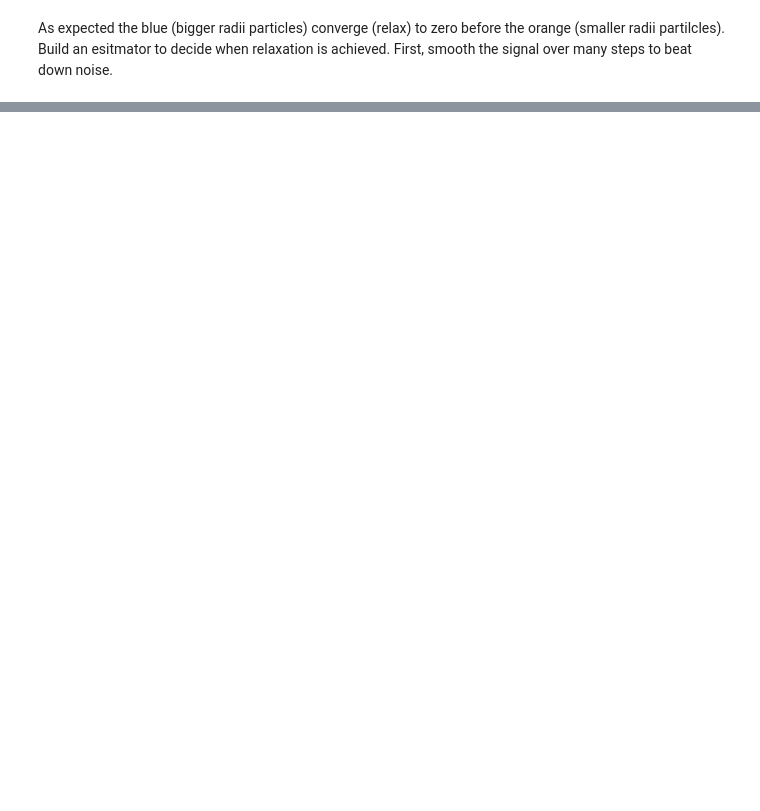
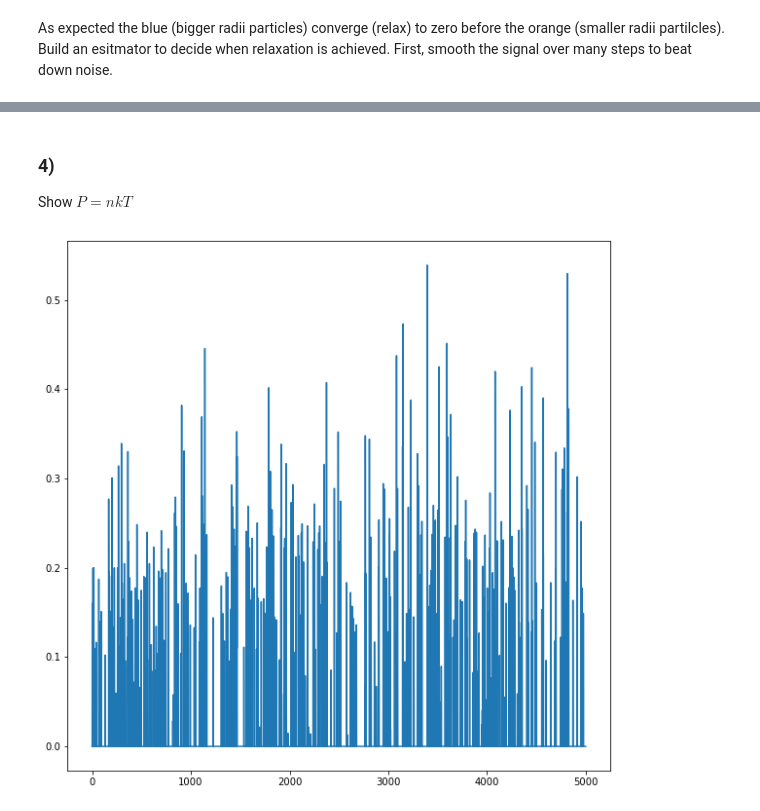
Before and after one commit to csayres/astro507, a Jupyter notebook: hw1/sayreshw1.ipynb, the cells around one changed output, grey strips where cells are left out. Drawn from its saved outputs; the diff is of its cells as text; code cells hidden in the pictures; blank space fills up the shorter version.

```diff
--- a/hw1/sayreshw1.ipynb
+++ b/hw1/sayreshw1.ipynb
@@ -390,18 +370,0 @@ Use this to see if the time scales correctly with the numerical (inner quartile
-# %%
-import pickle
-
-dt = 0.01
-steps = 50000
-saveEvery = 1
-mass = 1
-for radius in [0.5, 1, 1.5, 2]:
-    for particles in [400, 800, 1200, 1600]:
-        for v in [10, 20, 30, 40]:
-            for seed in range(4):
-                box = Box(width, height, seed)
-                for particle in range(particles):
-                    box.addRandomParticle(mass, radius, v)
-                box.runSim(steps, dt, saveEvery)
-                pickle.dump(box.particleSteps, open("par_%.2f_%i_%i_%i.p"%(radius, particles, velocity, seed), "wb"))
-                pickle.dump(box.pressureSteps, open("press_%.2f_%i_%i_%i.p"%(radius, particles, velocity, seed), "wb"))
-                pickle.dump(box.collisionSteps, open("coll_%.2f_%i_%i_%i.p"%(radius, particles, velocity, seed), "wb"))
@@ -407,0 +494,27 @@ for radius in [0.5, 1, 1.5, 2]:
+# %% [markdown]
+### 4)
+
+Show $P = n k T$
+# %%
+from cParticle import Box
+width = 200
+height = 200
+dt = 0.001
+steps = 5000
+velocities = [14, 16, 18, 20, 22]
+particles = 500
+saveEvery = 1
+mass = 1
+radius = 2
+seed = 0
+
+box = Box(height, width, seed)
+for particle in range(particles):
+    box.addRandomParticle(mass, radius, velocity)
+box.runSim(steps, dt, saveEvery)
+
+plt.figure(figsize=(10,10))
+plt.plot(range(steps), box.pressureSteps)
+plt.show()
+# %% [output]
+[figure, added]
```
Also changed, not shown: parts of 16 cells of this notebook, 3 other files.
